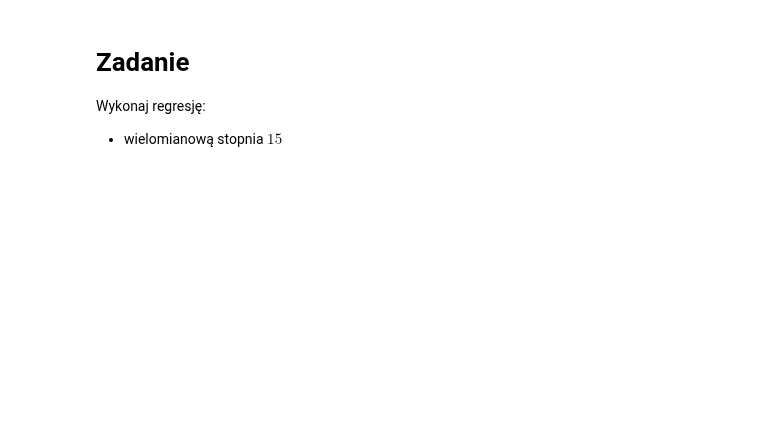
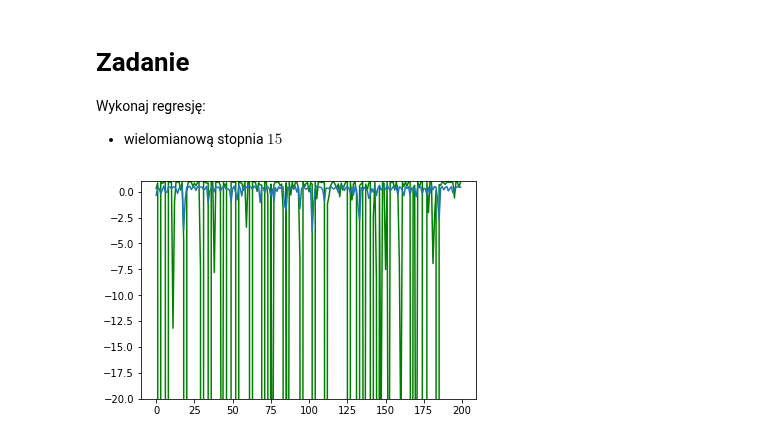
Before and after one commit to przem85/bootcamp, a Jupyter notebook: statistics/D11_Z03-Copy3.ipynb, the cells around one changed output. Saved outputs shown, nothing was run; the diff lists cells and outputs as text; code cells hidden in the pictures; blank space fills up the shorter version.

```diff
--- a/statistics/D11_Z03-Copy3.ipynb
+++ b/statistics/D11_Z03-Copy3.ipynb
@@ -134,3 +134,42 @@ plt.show()
 # Zadanie
 Wykonaj regresję:
 * wielomianową stopnia $15$
+# %%
+r2_array_1 = []
+r2_array_2 = []
+
+for i in range(100):
+    s=np.random.random_sample(n_samples)
+    s[s>0.5]=1
+    s[s<=0.5]=0
+    s
+    X1=X[s==1]
+    y1=y[s==1]
+    X2=X[s==0]
+    y2=y[s==0]
+
+    model1 = make_pipeline(PolynomialFeatures(1), linear_model.LinearRegression())
+    model1.fit(np.vstack(X1), y1)
+
+    model2 = make_pipeline(PolynomialFeatures(1), linear_model.LinearRegression())
+    model2.fit(np.vstack(X2), y2)
+
+    r2_array_1.append(metrics.r2_score(y2, model1.predict(np.vstack(X2))))
+    r2_array_1.append(metrics.r2_score(y1, model2.predict(np.vstack(X1))))
+
+
+    model1 = make_pipeline(PolynomialFeatures(7), linear_model.LinearRegression())
+    model1.fit(np.vstack(X1), y1)
+
+    model2 = make_pipeline(PolynomialFeatures(7), linear_model.LinearRegression())
+    model2.fit(np.vstack(X2), y2)
+
+    r2_array_2.append(metrics.r2_score(y2, model1.predict(np.vstack(X2))))
+    r2_array_2.append(metrics.r2_score(y1, model2.predict(np.vstack(X1))))
+# %%
+plt.plot(r2_array_2, "green")
+plt.ylim(-20,1)
+plt.plot(r2_array_1)
+plt.show()
+# %% [output]
+[figure, added]
```
Also changed, not shown: parts of 2 cells of this notebook, 2 other files.
